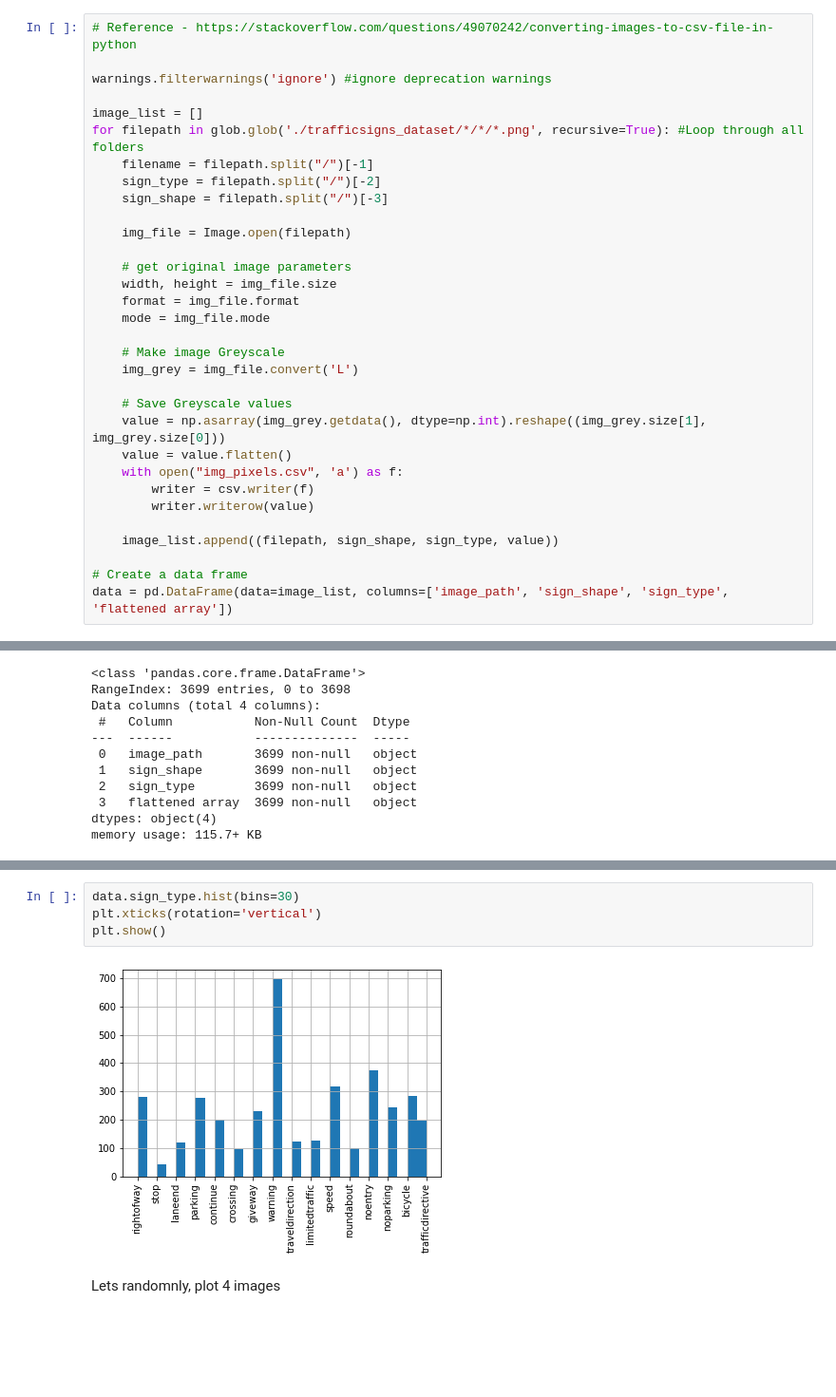
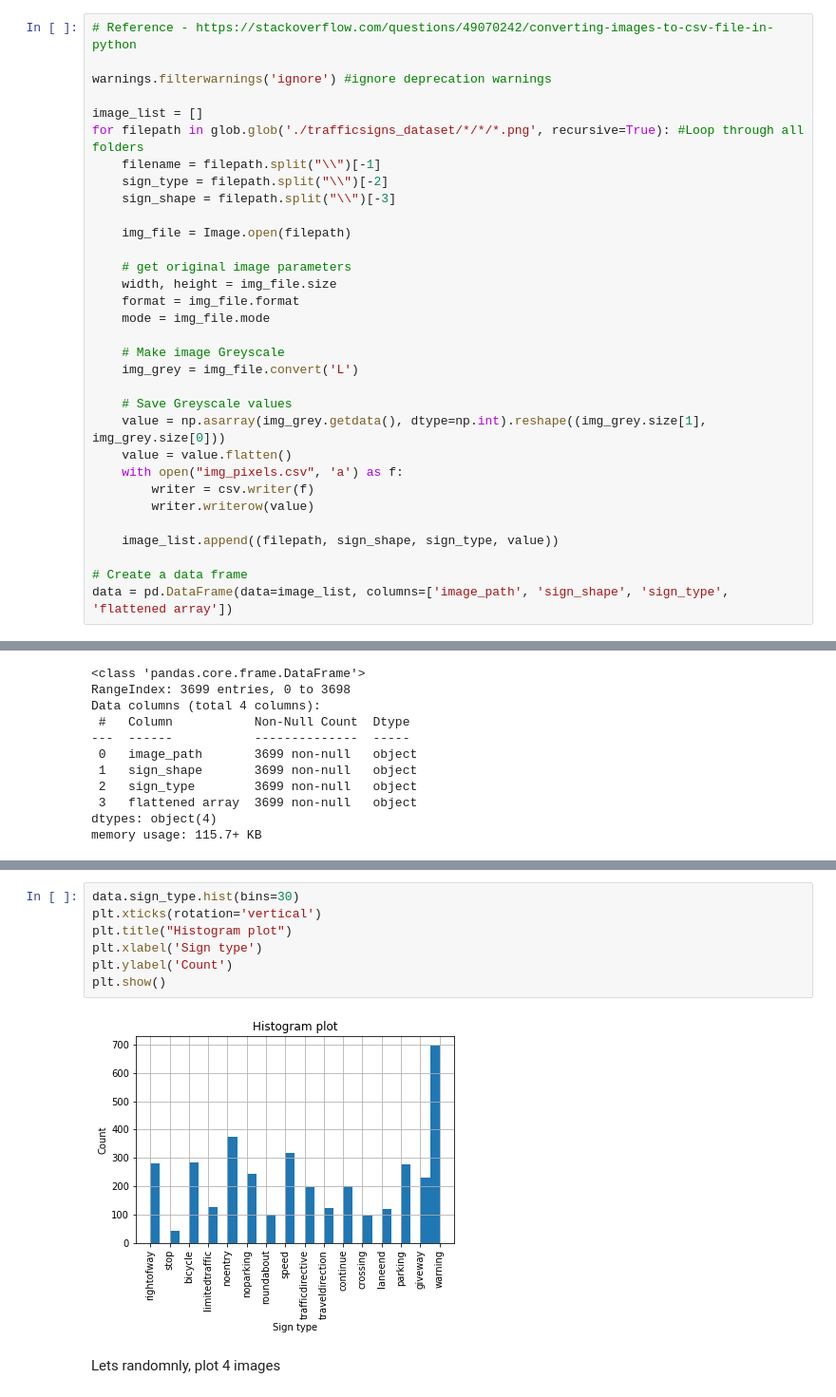
Before and after one commit to Sup-Yam/cmlassignment2, a Jupyter notebook: Assignment2_S3860925_S3825856.ipynb, the cells around one changed output, grey strips where cells are left out. Shown at 95% size. Saved outputs shown, nothing was run; the diff lists cells and outputs as text; blank space fills up the shorter version.

```diff
--- a/Assignment2_S3860925_S3825856.ipynb
+++ b/Assignment2_S3860925_S3825856.ipynb
@@ -44,9 +47,9 @@ warnings.filterwarnings('ignore') #ignore deprecation warnings
 
 image_list = []
 for filepath in glob.glob('./trafficsigns_dataset/*/*/*.png', recursive=True): #Loop through all folders
-    filename = filepath.split("/")[-1]
-    sign_type = filepath.split("/")[-2]
-    sign_shape = filepath.split("/")[-3]
+    filename = filepath.split("\\")[-1]
+    sign_type = filepath.split("\\")[-2]
+    sign_shape = filepath.split("\\")[-3]
 
     img_file = Image.open(filepath)
 
@@ -166,9 +172,12 @@ data.sign_shape.hist()
 # %%
 data.sign_type.hist(bins=30)
 plt.xticks(rotation='vertical')
+plt.title("Histogram plot")
+plt.xlabel('Sign type')
+plt.ylabel('Count')
 plt.show()
 # %% [output]
-[figure, old version]
+[figure, new version]
 # %% [markdown]
 Lets randomnly, plot 4 images
 # %%
```
Also changed, not shown: parts of 201 cells of this notebook.
